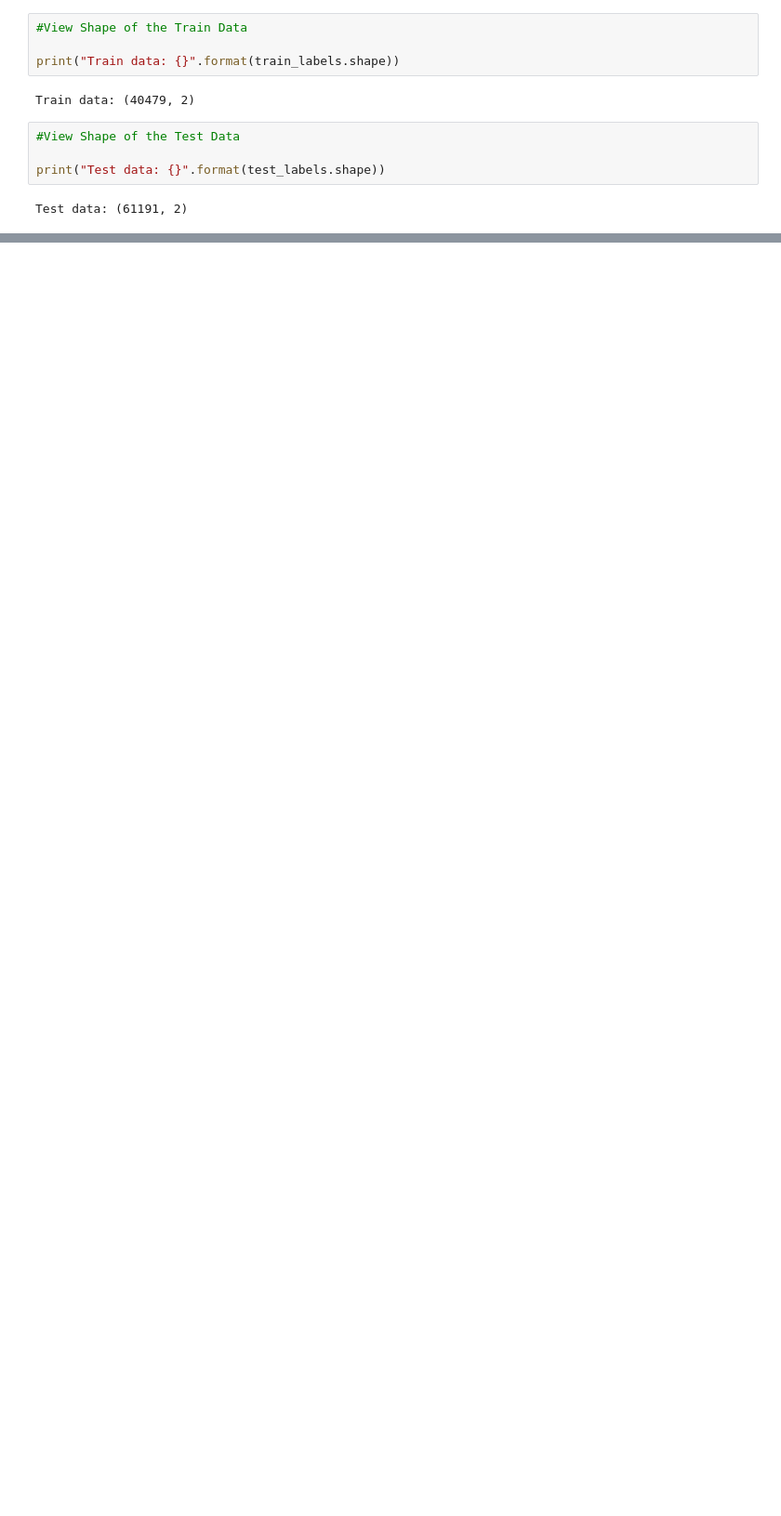
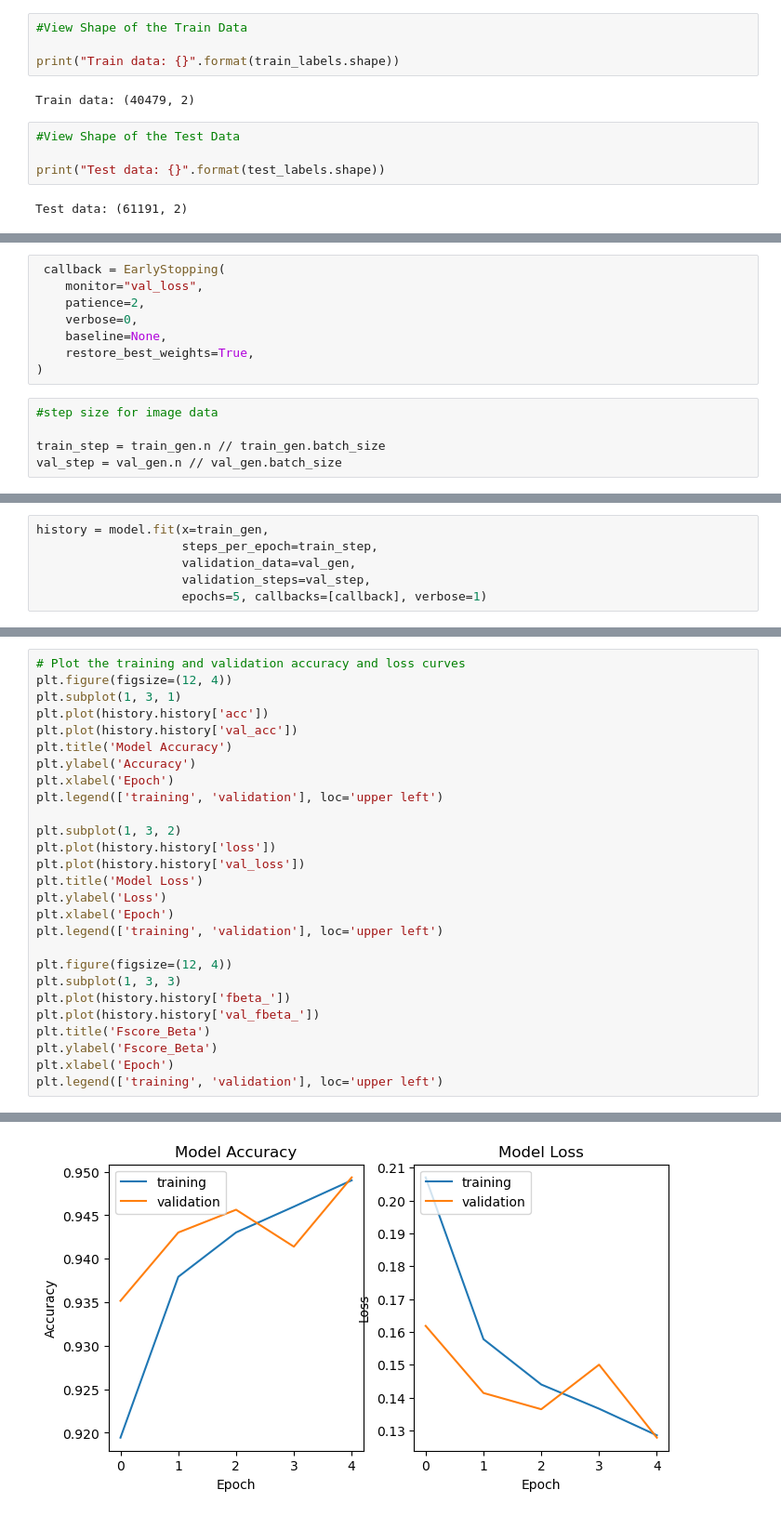
Before and after one commit to adeke910/Planet_DL, a Jupyter notebook: hamoye-stage-d-project.ipynb, the cells around one changed output, grey strips where cells are left out. Shown: that part at 93% size. Saved outputs shown, nothing was run; the diff lists cells and outputs as text; blank space fills up the shorter version.

```diff
--- a/hamoye-stage-d-project.ipynb
+++ b/hamoye-stage-d-project.ipynb
@@ -61,0 +235,13 @@ Test data: (61191, 2)
+# %%
+ callback = EarlyStopping(
+    monitor="val_loss",
+    patience=2,
+    verbose=0,
+    baseline=None,
+    restore_best_weights=True,
+)
+# %%
+#step size for image data
+
+train_step = train_gen.n // train_gen.batch_size
+val_step = val_gen.n // val_gen.batch_size
@@ -61,0 +252,6 @@ Test data: (61191, 2)
+# %%
+history = model.fit(x=train_gen,
+                    steps_per_epoch=train_step,
+                    validation_data=val_gen,
+                    validation_steps=val_step,
+                    epochs=5, callbacks=[callback], verbose=1)
@@ -61,0 +273,28 @@ Test data: (61191, 2)
+# %%
+# Plot the training and validation accuracy and loss curves
+plt.figure(figsize=(12, 4))
+plt.subplot(1, 3, 1)
+plt.plot(history.history['acc'])
+plt.plot(history.history['val_acc'])
+plt.title('Model Accuracy')
+plt.ylabel('Accuracy')
+plt.xlabel('Epoch')
+plt.legend(['training', 'validation'], loc='upper left')
+
+plt.subplot(1, 3, 2)
+plt.plot(history.history['loss'])
+plt.plot(history.history['val_loss'])
+plt.title('Model Loss')
+plt.ylabel('Loss')
+plt.xlabel('Epoch')
+plt.legend(['training', 'validation'], loc='upper left')
+
+plt.figure(figsize=(12, 4))
+plt.subplot(1, 3, 3)
+plt.plot(history.history['fbeta_'])
+plt.plot(history.history['val_fbeta_'])
+plt.title('Fscore_Beta')
+plt.ylabel('Fscore_Beta')
+plt.xlabel('Epoch')
+plt.legend(['training', 'validation'], loc='upper left')
+# %% [output]
@@ -61,0 +302 @@ Test data: (61191, 2)
+[figure, added]
```
Also changed, not shown: parts of 40 cells of this notebook.
